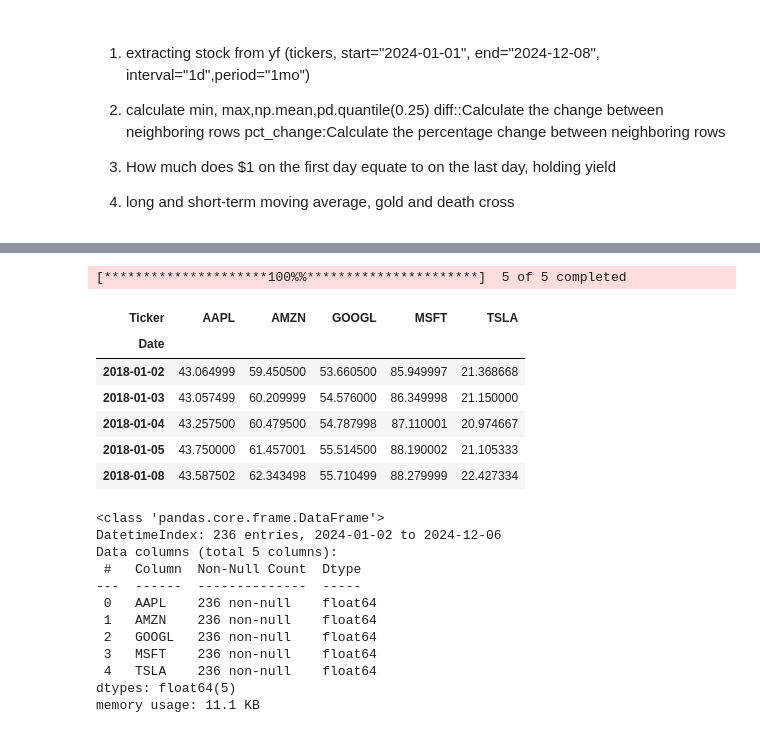
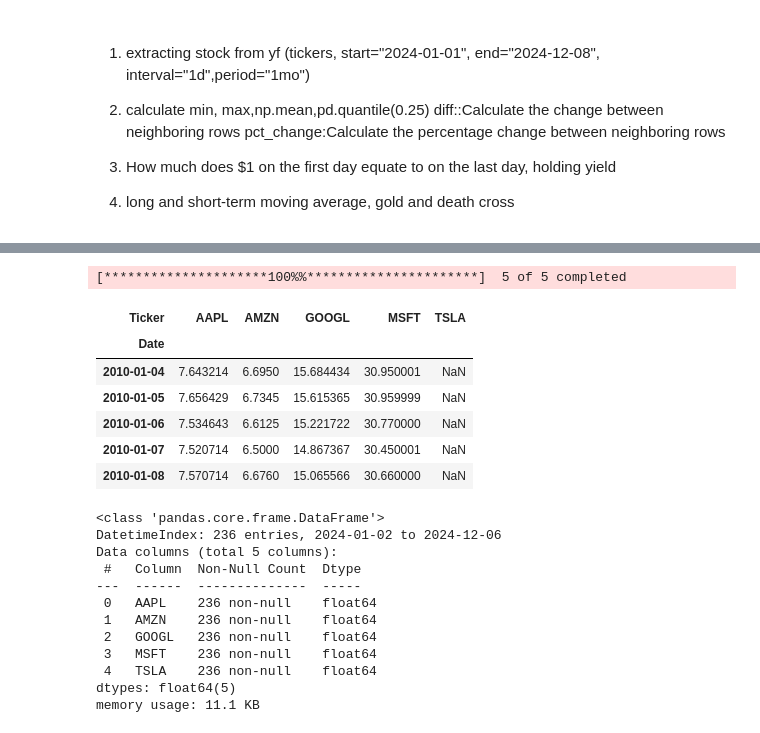
Before and after one commit to tenofovir/stock_analysis_tool, a Jupyter notebook: Quant.ipynb, the cells around one changed output, grey strips where cells are left out. Cells and saved outputs as stored; diff of their text form; code cells hidden in the pictures.

```diff
--- a/Quant.ipynb
+++ b/Quant.ipynb
@@ -44,22 +44,22 @@ df.head(20)
 # %%
 tickers = ["AAPL", "MSFT", "GOOGL", "AMZN", "TSLA"]
 # 批量下载股票数据
-data = yf.download(tickers, start="2018-01-01", end="2024-12-08", interval="1d")
+data = yf.download(tickers, start="2010-01-01", end="2018-12-08", interval="1d")
 
 # 提取收盘价数据
 close_prices = data['Close']
 close_prices.head()
 
 #df.index = pd.to_datetime(df.index, errors='coerce')
 # %% [output]
 [*********************100%%**********************]  5 of 5 completed
 | Ticker | AAPL | AMZN | GOOGL | MSFT | TSLA |
 | Date |  |  |  |  |  |
-| 2018-01-02 | 43.064999 | 59.450500 | 53.660500 | 85.949997 | 21.368668 |
-| 2018-01-03 | 43.057499 | 60.209999 | 54.576000 | 86.349998 | 21.150000 |
-| 2018-01-04 | 43.257500 | 60.479500 | 54.787998 | 87.110001 | 20.974667 |
-| 2018-01-05 | 43.750000 | 61.457001 | 55.514500 | 88.190002 | 21.105333 |
-| 2018-01-08 | 43.587502 | 62.343498 | 55.710499 | 88.279999 | 22.427334 |
+| 2010-01-04 | 7.643214 | 6.6950 | 15.684434 | 30.950001 | NaN |
+| 2010-01-05 | 7.656429 | 6.7345 | 15.615365 | 30.959999 | NaN |
+| 2010-01-06 | 7.534643 | 6.6125 | 15.221722 | 30.770000 | NaN |
+| 2010-01-07 | 7.520714 | 6.5000 | 14.867367 | 30.450001 | NaN |
+| 2010-01-08 | 7.570714 | 6.6760 | 15.065566 | 30.660000 | NaN |
 # %%
 close_prices.info()
 close_prices.describe().round(2)
```
Also changed, not shown: parts of 6 cells of this notebook.
